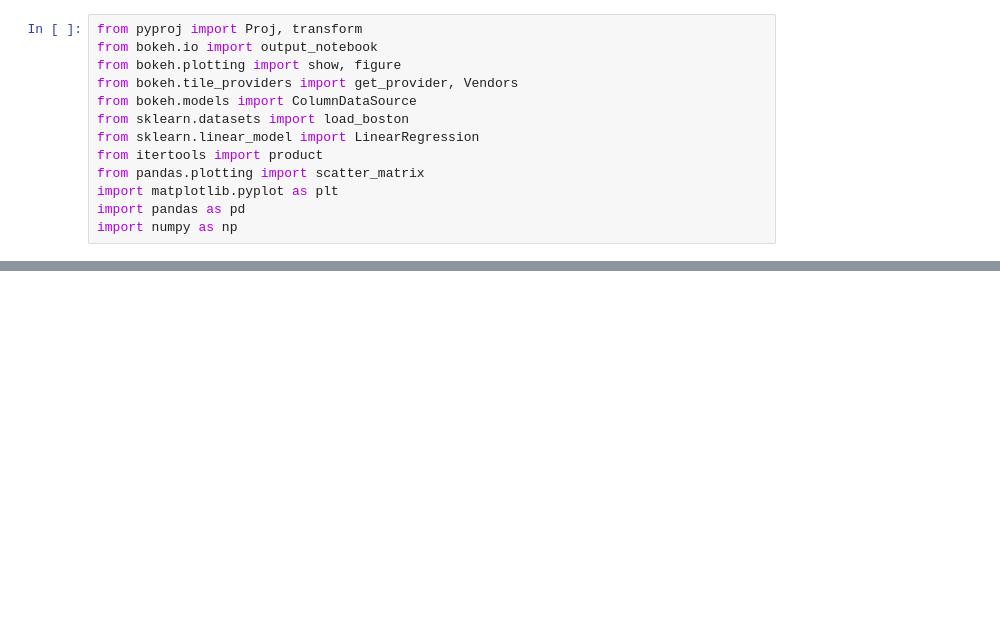
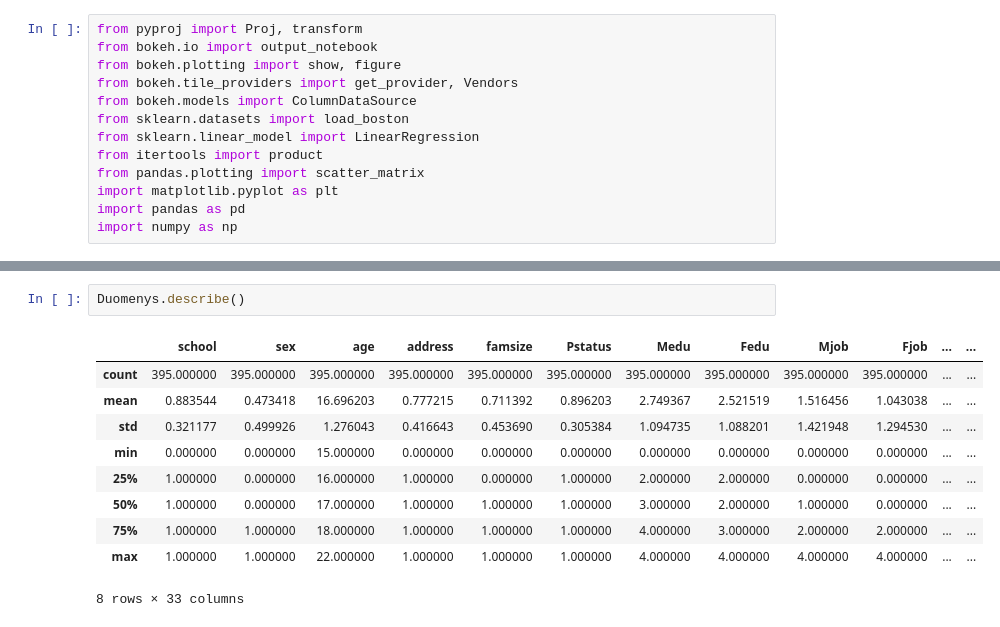
Before and after one commit to robertaskprojektas/Projektas, a Jupyter notebook: Projektas.ipynb, the cells around one changed output, grey strips where cells are left out. Saved outputs shown, nothing was run; the diff lists cells and outputs as text; blank space fills up the shorter version.

```diff
--- a/Projektas.ipynb
+++ b/Projektas.ipynb
@@ -42,0 +118,13 @@ import numpy as np
+# %%
+Duomenys.describe()
+# %% [output]
+|  | school | sex | age | address | famsize | Pstatus | Medu | Fedu | Mjob | Fjob | ... | ... |
+| count | 395.000000 | 395.000000 | 395.000000 | 395.000000 | 395.000000 | 395.000000 | 395.000000 | 395.000000 | 395.000000 | 395.000000 | ... | ... |
+| mean | 0.883544 | 0.473418 | 16.696203 | 0.777215 | 0.711392 | 0.896203 | 2.749367 | 2.521519 | 1.516456 | 1.043038 | ... | ... |
+| std | 0.321177 | 0.499926 | 1.276043 | 0.416643 | 0.453690 | 0.305384 | 1.094735 | 1.088201 | 1.421948 | 1.294530 | ... | ... |
+| min | 0.000000 | 0.000000 | 15.000000 | 0.000000 | 0.000000 | 0.000000 | 0.000000 | 0.000000 | 0.000000 | 0.000000 | ... | ... |
+| 25% | 1.000000 | 0.000000 | 16.000000 | 1.000000 | 0.000000 | 1.000000 | 2.000000 | 2.000000 | 0.000000 | 0.000000 | ... | ... |
+| 50% | 1.000000 | 0.000000 | 17.000000 | 1.000000 | 1.000000 | 1.000000 | 3.000000 | 2.000000 | 1.000000 | 0.000000 | ... | ... |
+| 75% | 1.000000 | 1.000000 | 18.000000 | 1.000000 | 1.000000 | 1.000000 | 4.000000 | 3.000000 | 2.000000 | 2.000000 | ... | ... |
+| max | 1.000000 | 1.000000 | 22.000000 | 1.000000 | 1.000000 | 1.000000 | 4.000000 | 4.000000 | 4.000000 | 4.000000 | ... | ... |
+8 rows × 33 columns
```
Also changed, not shown: parts of 14 cells of this notebook.
